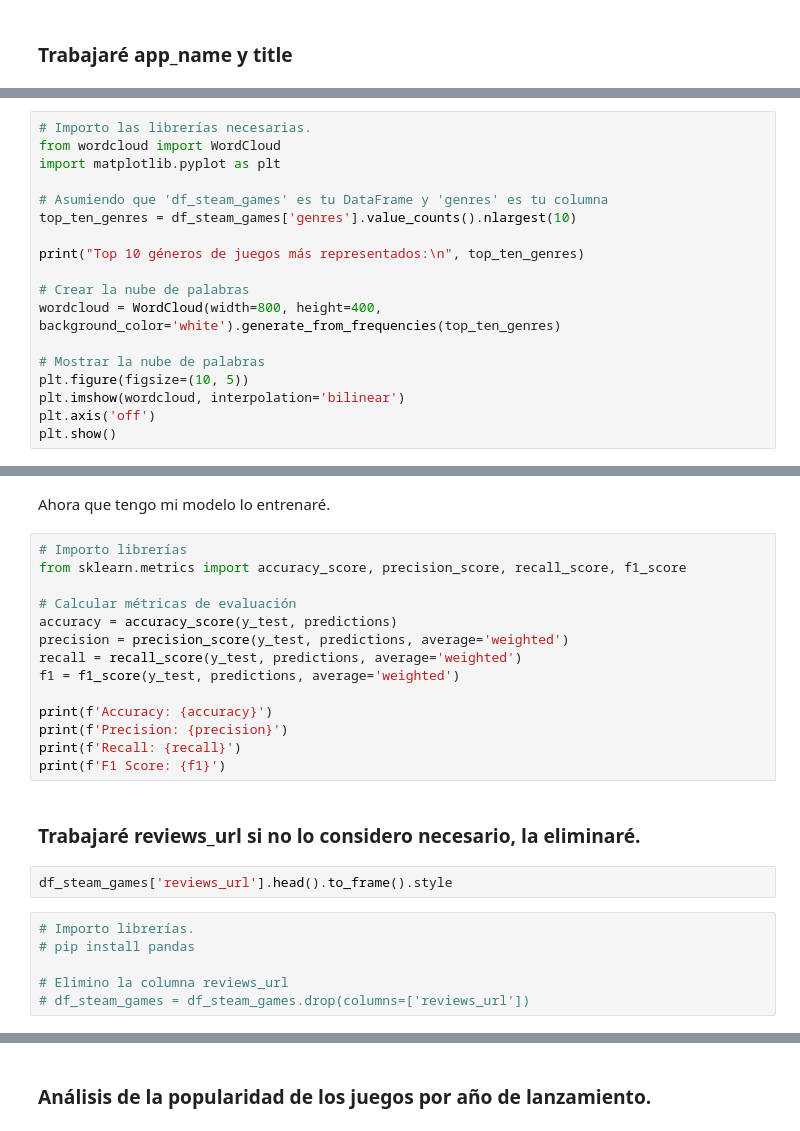
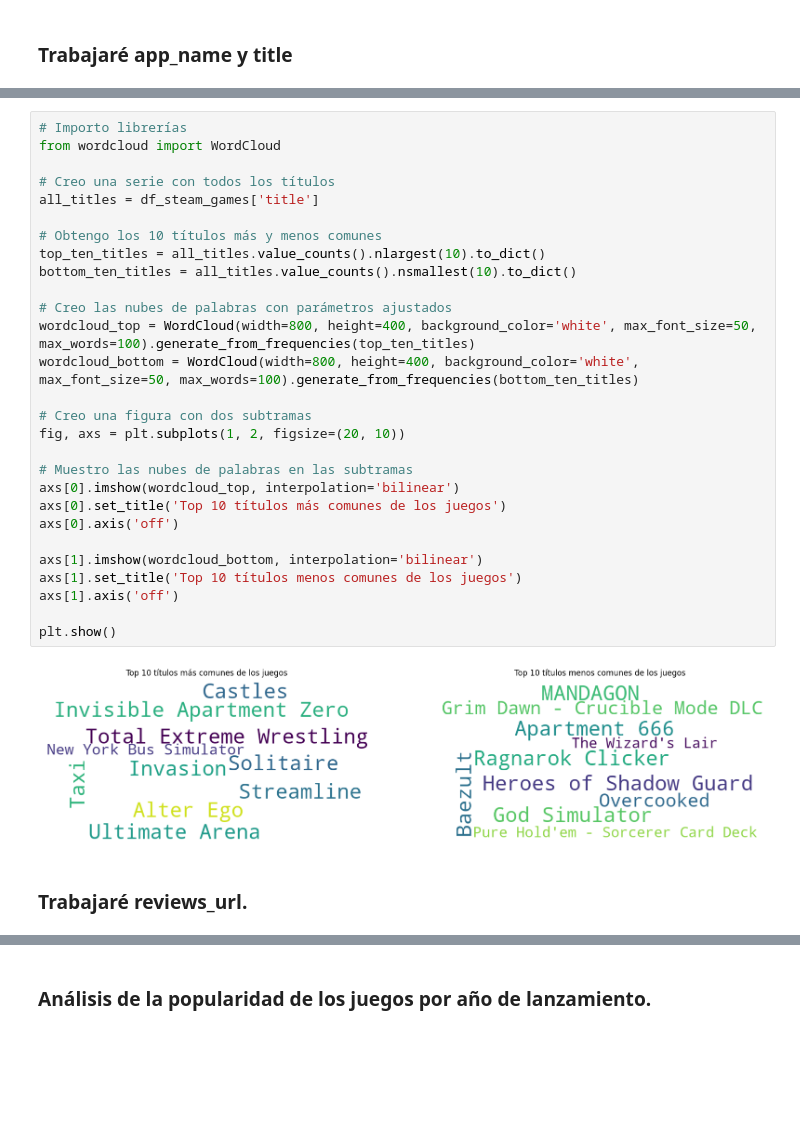
Before and after one commit to JavierEdgarEsteban77/MVP-Steam, a Jupyter notebook: 1PI.ipynb, the cells around one changed output, grey strips where cells are left out. Cells and saved outputs as stored; diff of their text form; blank space fills up the shorter version.

```diff
--- a/1PI.ipynb
+++ b/1PI.ipynb
@@ -245,18 +995,0 @@ Creare un gráfico para ver el top ten de los juegos.
-# %%
-# Importo las librerías necesarias.
-from wordcloud import WordCloud
-import matplotlib.pyplot as plt
-
-# Asumiendo que 'df_steam_games' es tu DataFrame y 'genres' es tu columna
-top_ten_genres = df_steam_games['genres'].value_counts().nlargest(10)
-
-print("Top 10 géneros de juegos más representados:\n", top_ten_genres)
-
-# Crear la nube de palabras
-wordcloud = WordCloud(width=800, height=400, background_color='white').generate_from_frequencies(top_ten_genres)
-
-# Mostrar la nube de palabras
-plt.figure(figsize=(10, 5))
-plt.imshow(wordcloud, interpolation='bilinear')
-plt.axis('off')
-plt.show()
@@ -290,26 +996,32 @@ predictions = model.predict(X_test)
-# %% [markdown]
-Ahora que tengo mi modelo lo entrenaré.
-# %%
-# Importo librerías
-from sklearn.metrics import accuracy_score, precision_score, recall_score, f1_score
-
-# Calcular métricas de evaluación
-accuracy = accuracy_score(y_test, predictions)
-precision = precision_score(y_test, predictions, average='weighted')
-recall = recall_score(y_test, predictions, average='weighted')
-f1 = f1_score(y_test, predictions, average='weighted')
-
-print(f'Accuracy: {accuracy}')
-print(f'Precision: {precision}')
-print(f'Recall: {recall}')
-print(f'F1 Score: {f1}')
+# %%
+# Importo librerías
+from wordcloud import WordCloud
+
+# Creo una serie con todos los títulos
+all_titles = df_steam_games['title']
+
+# Obtengo los 10 títulos más y menos comunes
+top_ten_titles = all_titles.value_counts().nlargest(10).to_dict()
+bottom_ten_titles = all_titles.value_counts().nsmallest(10).to_dict()
+
+# Creo las nubes de palabras con parámetros ajustados
+wordcloud_top = WordCloud(width=800, height=400, background_color='white', max_font_size=50, max_words=100).generate_from_frequencies(top_ten_titles)
+wordcloud_bottom = WordCloud(width=800, height=400, background_color='white', max_font_size=50, max_words=100).generate_from_frequencies(bottom_ten_titles)
+
+# Creo una figura con dos subtramas
+fig, axs = plt.subplots(1, 2, figsize=(20, 10))
+
+# Muestro las nubes de palabras en las subtramas
+axs[0].imshow(wordcloud_top, interpolation='bilinear')
+axs[0].set_title('Top 10 títulos más comunes de los juegos')
+axs[0].axis('off')
+
+axs[1].imshow(wordcloud_bottom, interpolation='bilinear')
+axs[1].set_title('Top 10 títulos menos comunes de los juegos')
+axs[1].axis('off')
+
+plt.show()
+# %% [output]
+[figure, added]
 # %% [markdown]
-### Trabajaré reviews_url si no lo considero necesario, la eliminaré.
+### Trabajaré reviews_url.
-# %%
-df_steam_games['reviews_url'].head().to_frame().style
-# %%
-# Importo librerías.
-# pip install pandas
-
-# Elimino la columna reviews_url
-# df_steam_games = df_steam_games.drop(columns=['reviews_url'])
```
Also changed, not shown: parts of 134 cells of this notebook, 4 other files.
